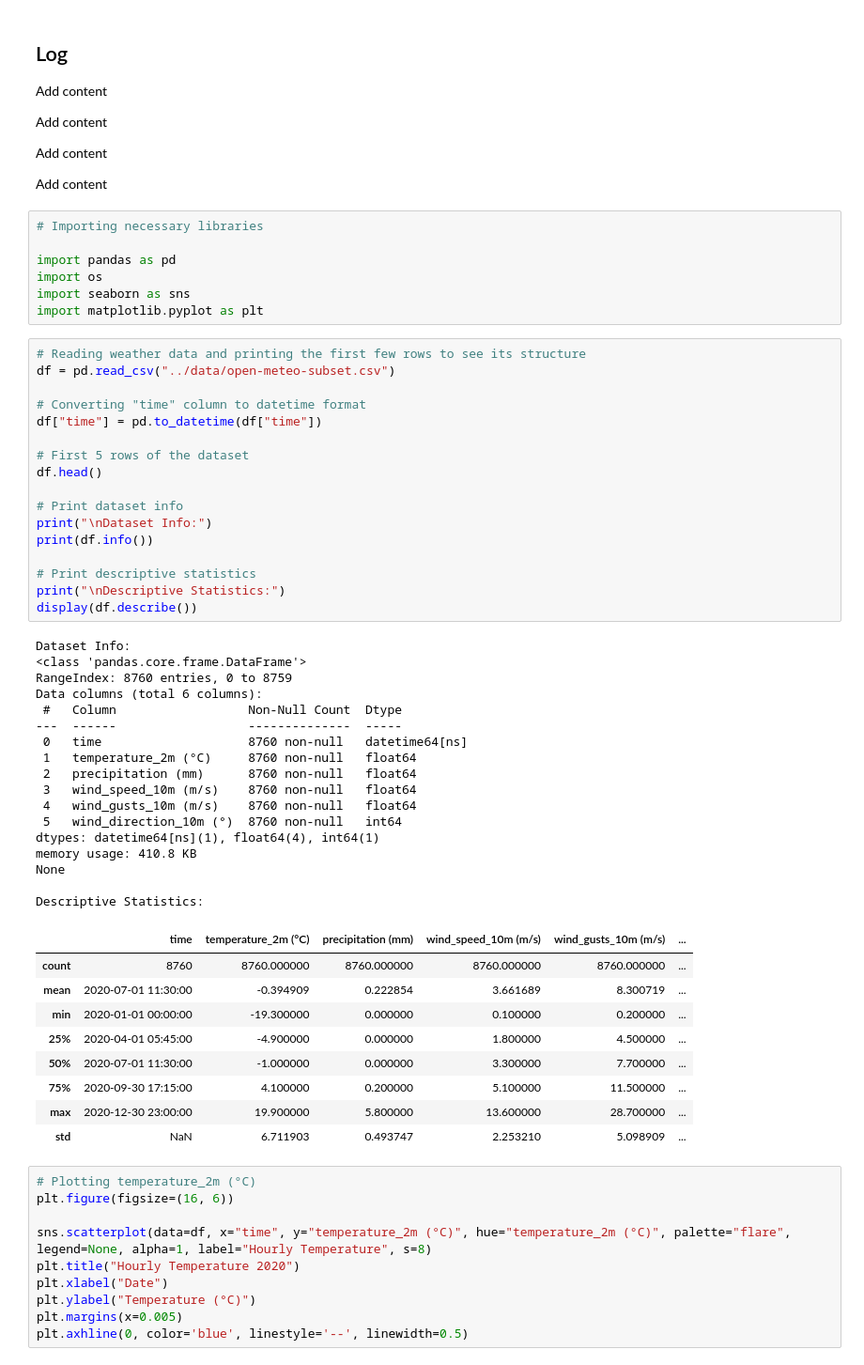
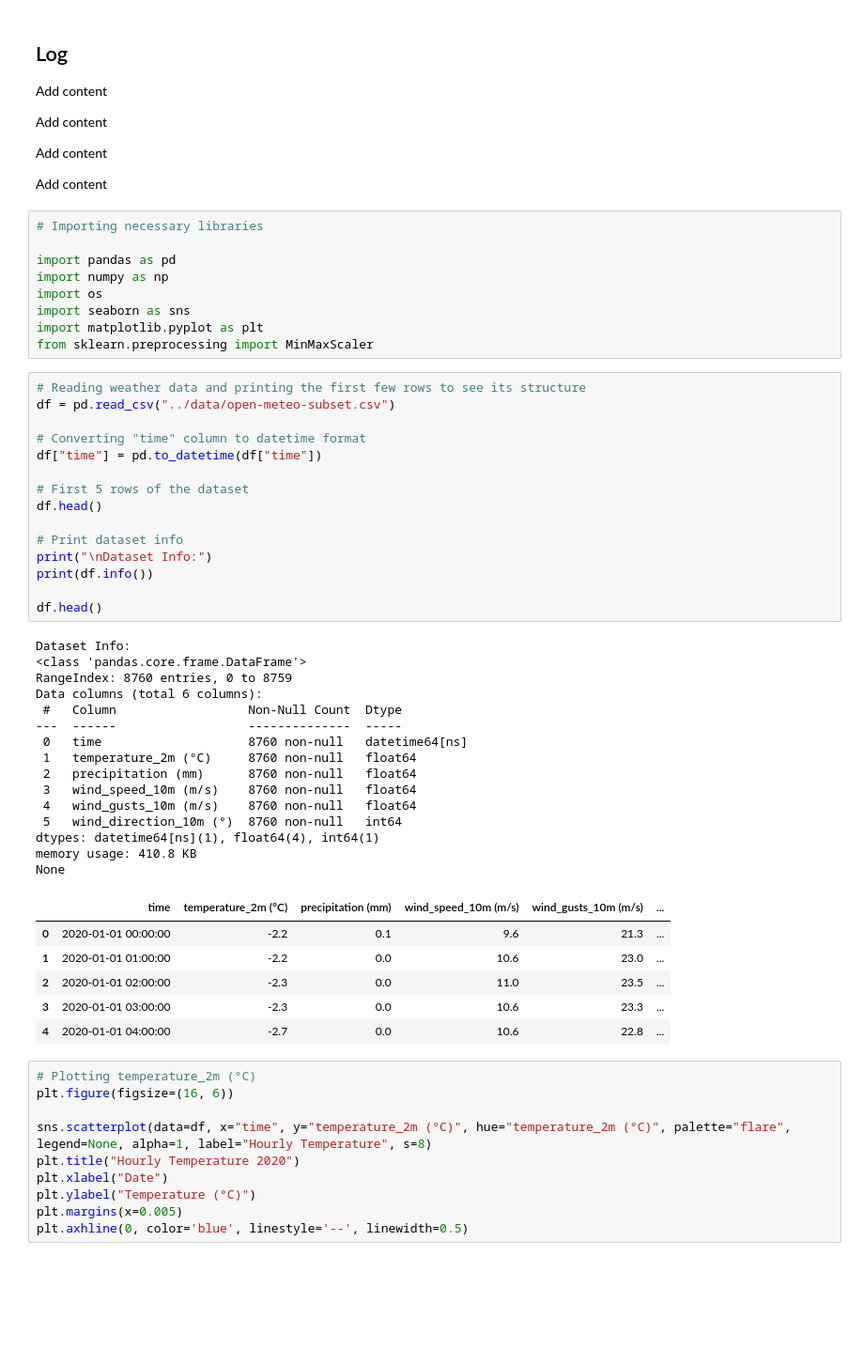
Before and after one commit to esksko/IND320-assignments-esksko, a Jupyter notebook: jupyter/assignment_1.ipynb, the cells around one changed output. Shown at 94% size. Drawn from its saved outputs; the diff is of its cells as text; blank space fills up the shorter version.

```diff
--- a/jupyter/assignment_1.ipynb
+++ b/jupyter/assignment_1.ipynb
@@ -30,53 +30,48 @@ Add content
 # Importing necessary libraries
 
 import pandas as pd
+import numpy as np
 import os
 import seaborn as sns
 import matplotlib.pyplot as plt
+from sklearn.preprocessing import MinMaxScaler
 # %%
 # Reading weather data and printing the first few rows to see its structure
 df = pd.read_csv("../data/open-meteo-subset.csv")
 
 # Converting "time" column to datetime format
 df["time"] = pd.to_datetime(df["time"])
 
 # First 5 rows of the dataset
 df.head()
 
 # Print dataset info
 print("\nDataset Info:")
 print(df.info())
 
-# Print descriptive statistics
-print("\nDescriptive Statistics:")
-display(df.describe())
+df.head()
 # %% [output]
 Dataset Info:
 <class 'pandas.core.frame.DataFrame'>
 RangeIndex: 8760 entries, 0 to 8759
 Data columns (total 6 columns):
  #   Column                  Non-Null Count  Dtype
 ---  ------                  --------------  -----
  0   time                    8760 non-null   datetime64[ns]
  1   temperature_2m (°C)     8760 non-null   float64
  2   precipitation (mm)      8760 non-null   float64
  3   wind_speed_10m (m/s)    8760 non-null   float64
  4   wind_gusts_10m (m/s)    8760 non-null   float64
  5   wind_direction_10m (°)  8760 non-null   int64
 dtypes: datetime64[ns](1), float64(4), int64(1)
 memory usage: 410.8 KB
 None
-
-Descriptive Statistics:
 |  | time | temperature_2m (°C) | precipitation (mm) | wind_speed_10m (m/s) | wind_gusts_10m (m/s) | ... |
-| count | 8760 | 8760.000000 | 8760.000000 | 8760.000000 | 8760.000000 | ... |
-| mean | 2020-07-01 11:30:00 | -0.394909 | 0.222854 | 3.661689 | 8.300719 | ... |
-| min | 2020-01-01 00:00:00 | -19.300000 | 0.000000 | 0.100000 | 0.200000 | ... |
-| 25% | 2020-04-01 05:45:00 | -4.900000 | 0.000000 | 1.800000 | 4.500000 | ... |
-| 50% | 2020-07-01 11:30:00 | -1.000000 | 0.000000 | 3.300000 | 7.700000 | ... |
-| 75% | 2020-09-30 17:15:00 | 4.100000 | 0.200000 | 5.100000 | 11.500000 | ... |
-| max | 2020-12-30 23:00:00 | 19.900000 | 5.800000 | 13.600000 | 28.700000 | ... |
-| std | NaN | 6.711903 | 0.493747 | 2.253210 | 5.098909 | ... |
+| 0 | 2020-01-01 00:00:00 | -2.2 | 0.1 | 9.6 | 21.3 | ... |
+| 1 | 2020-01-01 01:00:00 | -2.2 | 0.0 | 10.6 | 23.0 | ... |
+| 2 | 2020-01-01 02:00:00 | -2.3 | 0.0 | 11.0 | 23.5 | ... |
+| 3 | 2020-01-01 03:00:00 | -2.3 | 0.0 | 10.6 | 23.3 | ... |
+| 4 | 2020-01-01 04:00:00 | -2.7 | 0.0 | 10.6 | 22.8 | ... |
 # %%
 # Plotting temperature_2m (°C)
 plt.figure(figsize=(16, 6))
```
Also changed, not shown: parts of 4 cells of this notebook, 6 other files.
